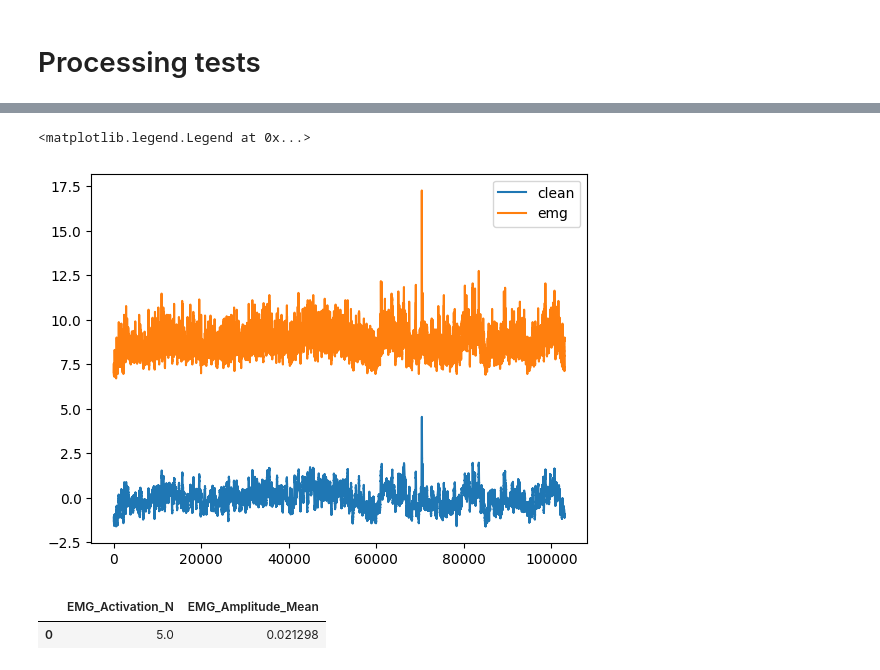
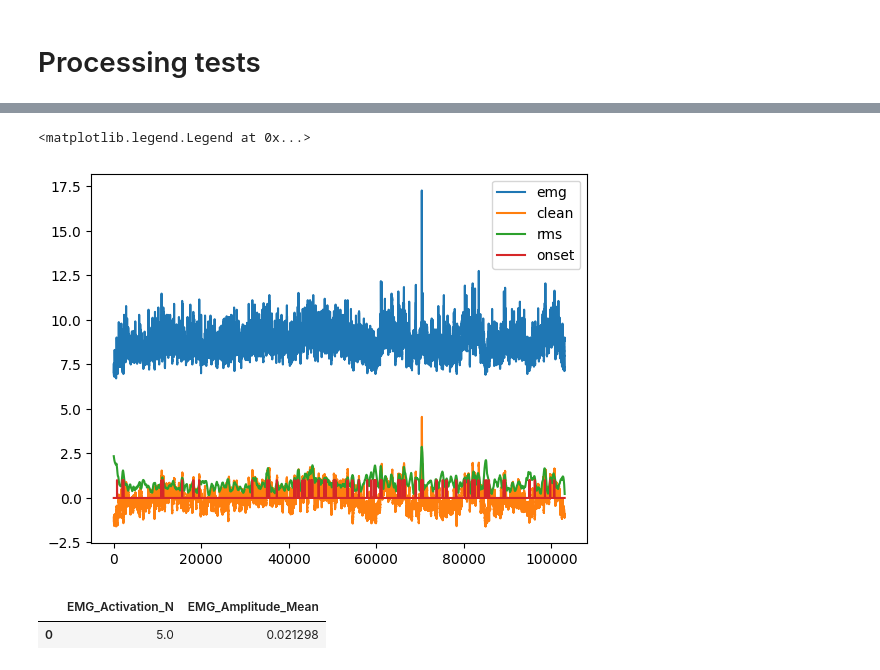
Before and after one commit to MonicaPH/EPiC-2023-competition_CARElab, a Jupyter notebook: CARElab/explore_EMG.ipynb, the cells around one changed output, grey strips where cells are left out. Cells and saved outputs as stored; diff of their text form; code cells hidden in the pictures.

```diff
--- a/CARElab/explore_EMG.ipynb
+++ b/CARElab/explore_EMG.ipynb
@@ -110,4 +110,5 @@ Loading test data
 # %% [markdown]
 # Processing tests
 # %%
-df, info = emg.emg_process(train[0][1].emg_coru, sampling_rate=1000)
+df, info = emg.emg_process(train[0][1].emg_coru, threshold=3, sampling_rate=1000)
+info
@@ -123,10 +136,12 @@ info
 # %%
+plt.plot(df.EMG_Raw, label='emg')
 plt.plot(df.EMG_Clean, label='clean')
-plt.plot(df.EMG_Raw, label='emg')
+plt.plot(df.EMG_Rms, label='rms')
+plt.plot(df.EMG_Onsets, label='onset')
 plt.legend()
 # %% [output]
 <matplotlib.legend.Legend at 0x...>
-[figure, old version]
+[figure, new version]
 # %%
 nk.emg_analyze(df, sampling_rate=1000)
 # %% [output]
```
Also changed, not shown: parts of 7 cells of this notebook.
